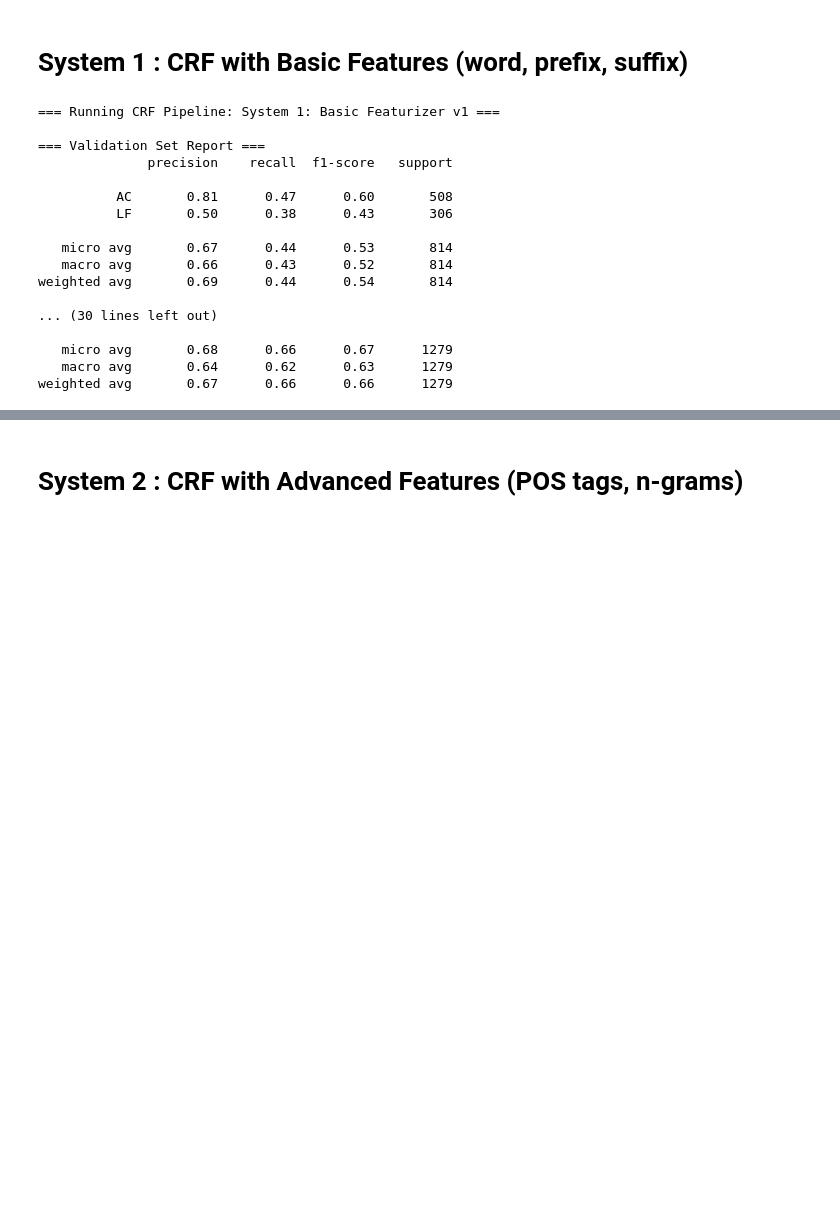
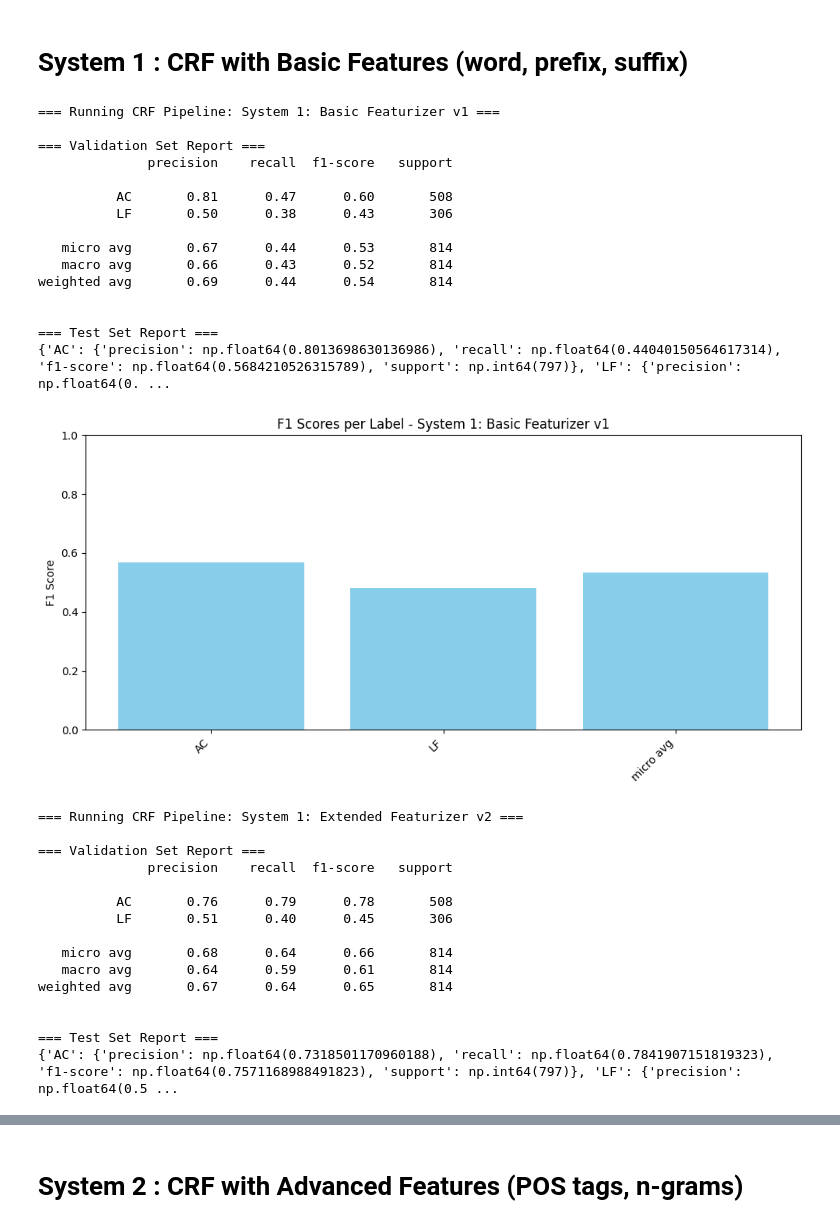
Before and after one commit to burrows99/NLP_Project, a Jupyter notebook: NLP_Project.ipynb, the cells around one changed output, grey strips where cells are left out. Cells and saved outputs as stored; diff of their text form; code cells hidden in the pictures; blank space fills up the shorter version.

Commit message:
Added f1 score plotting to Exp 1: Sys1

```diff
--- a/NLP_Project.ipynb
+++ b/NLP_Project.ipynb
@@ -183,35 +183,71 @@ def run_crf_pipeline(featurizer_func, dataset, crf_model, variation_name="Unname
 
     # Train model
     crf_model.fit(X_train, y_train)
 
     # Validate on validation set
     y_val_pred = crf_model.predict(X_val)
     print("=== Validation Set Report ===")
     print(classification_report(y_val, y_val_pred))
 
     # Final test on test set
     y_test_pred = crf_model.predict(X_test)
     print("\n=== Test Set Report ===")
-    print(classification_report(y_test, y_test_pred))
+    report_test = classification_report(y_test, y_test_pred, output_dict=True)
+    print(report_test)
+    # Plot F1-scores for each label
+    plot_f1_scores(report_test, variation_name)
+
+def plot_f1_scores(report_dict, variation_name):
+    labels = []
+    f1_scores = []
+
+    for label, metrics in report_dict.items():
+        if label not in ["accuracy", "macro avg", "weighted avg"]:
+            labels.append(label)
+            f1_scores.append(metrics["f1-score"])
+
+    x = np.arange(len(labels))
+    plt.figure(figsize=(10, 5))
+    plt.bar(x, f1_scores, color='skyblue')
+    plt.xticks(x, labels, rotation=45, ha='right')
+    plt.ylim(0, 1)
+    plt.title(f'F1 Scores per Label - {variation_name}')
+    plt.ylabel('F1 Score')
+    plt.tight_layout()
+    plt.show()
 
 # Run for both feature variations
 run_crf_pipeline(basic_featurizer_v1, dataset, sys1_crf, variation_name="System 1: Basic Featurizer v1")
 run_crf_pipeline(basic_featurizer_v2, dataset, sys1_crf, variation_name="System 1: Extended Featurizer v2")
 # %% [output]
 === Running CRF Pipeline: System 1: Basic Featurizer v1 ===
 
 === Validation Set Report ===
               precision    recall  f1-score   support
 
           AC       0.81      0.47      0.60       508
           LF       0.50      0.38      0.43       306
 
    micro avg       0.67      0.44      0.53       814
    macro avg       0.66      0.43      0.52       814
 weighted avg       0.69      0.44      0.54       814
 
-... (30 lines left out)
 
-   micro avg       0.68      0.66      0.67      1279
-   macro avg       0.64      0.62      0.63      1279
-weighted avg       0.67      0.66      0.66      1279
+=== Test Set Report ===
+{'AC': {'precision': np.float64(0.8013698630136986), 'recall': np.float64(0.44040150564617314), 'f1-score': np.float64(0.5684210526315789), 'support': np.int64(797)}, 'LF': {'precision': np.float64(0. ...
+[figure, added]
+=== Running CRF Pipeline: System 1: Extended Featurizer v2 ===
+
+=== Validation Set Report ===
+              precision    recall  f1-score   support
+
+          AC       0.76      0.79      0.78       508
+          LF       0.51      0.40      0.45       306
+
+   micro avg       0.68      0.64      0.66       814
+   macro avg       0.64      0.59      0.61       814
+weighted avg       0.67      0.64      0.65       814
+
+
+=== Test Set Report ===
+{'AC': {'precision': np.float64(0.7318501170960188), 'recall': np.float64(0.7841907151819323), 'f1-score': np.float64(0.7571168988491823), 'support': np.int64(797)}, 'LF': {'precision': np.float64(0.5 ...
```
Also changed, not shown: parts of 1 cell of this notebook.
